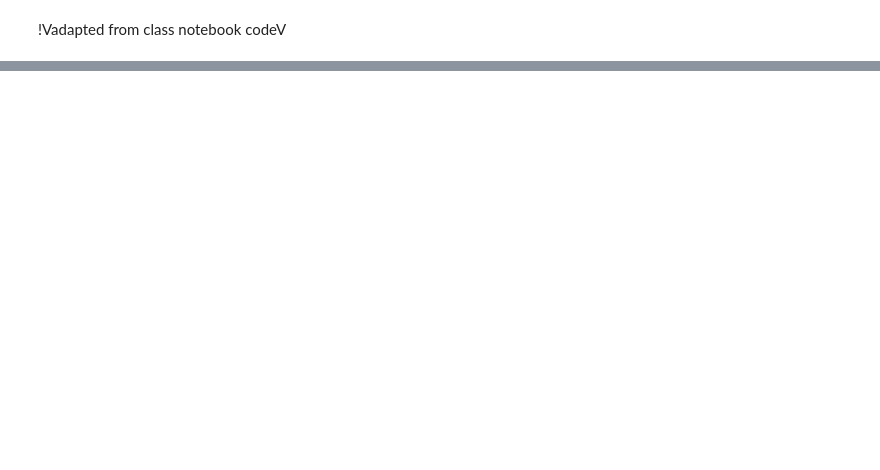
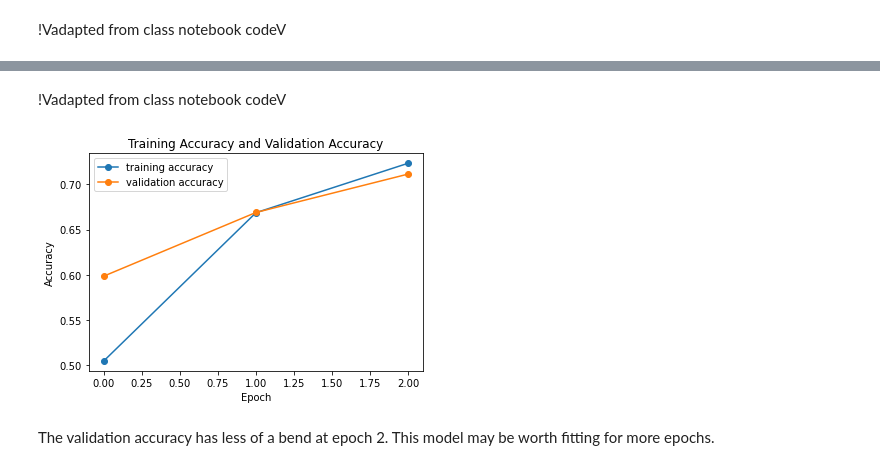
Before and after one commit to Windblown-Marionette/fingerspelling-text, a Jupyter notebook: Fingerspelling-CNN.ipynb, the cells around one changed output, grey strips where cells are left out. Drawn from its saved outputs; the diff is of its cells as text; code cells hidden in the pictures; blank space fills up the shorter version.

```diff
--- a/Fingerspelling-CNN.ipynb
+++ b/Fingerspelling-CNN.ipynb
@@ -1056,0 +1291,34 @@ plt.show()
+# %%
+#import data from local directory
+#split into training and validation
+grassnoted_train_ds = image_dataset_from_directory(
+                                          'data/grassnoted/asl_alphabet_train',#
+                                          labels="inferred", #
+                                          label_mode="int",
+                                          class_names=None,
+                                          color_mode="rgb", #
+                                          batch_size=32,
+                                          image_size=(60, 60), # default 256,256
+                                          shuffle=True,
+                                          seed=1, #
+                                          validation_split=.3, #
+                                          subset="training", #
+                                          interpolation="bilinear",
+                                          follow_links=False
+                                          )
+grassnoted_vali_ds = image_dataset_from_directory(
+                                          'data/grassnoted/asl_alphabet_train',#
+                                          labels="inferred", #
+                                          label_mode="int",
+                                          class_names=None,
+                                          color_mode="rgb", #
+                                          batch_size=32,
+                                          image_size=(60, 60), # default 256,256
+                                          shuffle=True,
+                                          seed=1, #seeds must match to prevent overlap
+                                          validation_split=.3, #
+                                          subset="validation", #
+                                          interpolation="bilinear",
+                                          follow_links=False
+                                          )
+grassnoted_vali_ds
@@ -1056,0 +1331,2 @@ plt.show()
+# %%
+model.fit(grassnoted_train_ds, epochs = 3, validation_data = grassnoted_vali_ds, verbose = 1)
@@ -1056,0 +1341,15 @@ plt.show()
+# %% [markdown]
+ !Vadapted from class notebook codeV
+# %%
+plt.figure()
+plt.plot(model.history.history['accuracy'], marker='o', label='training accuracy')
+plt.plot(model.history.history['val_accuracy'], marker='o', label='validation accuracy')
+plt.title('Training Accuracy and Validation Accuracy')
+plt.legend(loc='best')
+plt.xlabel('Epoch')
+plt.ylabel('Accuracy')
+plt.show()
+# %% [output]
+[figure, added]
+# %% [markdown]
+The validation accuracy has less of a bend at epoch 2. This model may be worth fitting for more epochs.
```
Also changed, not shown: parts of 31 cells of this notebook.
